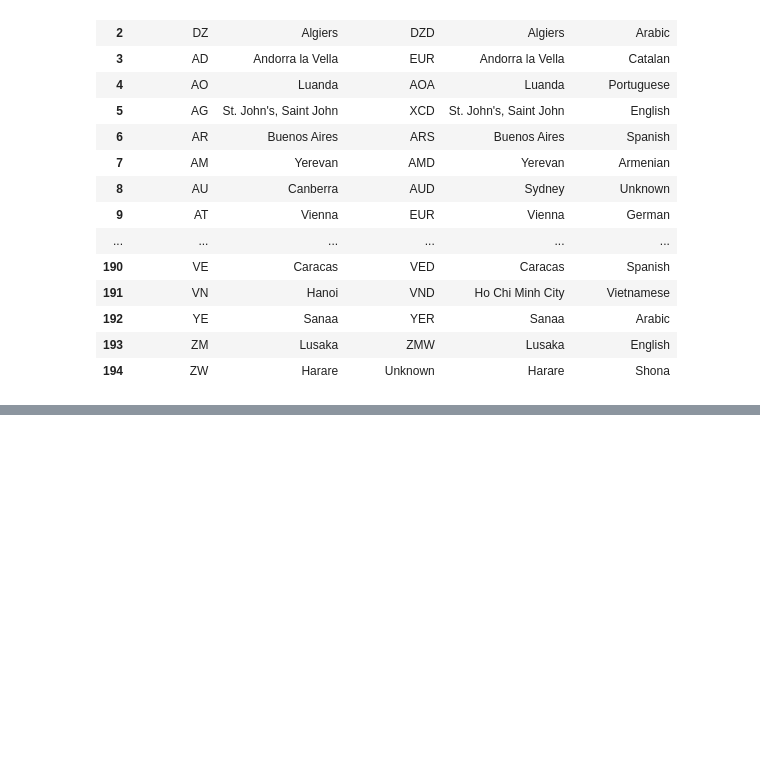
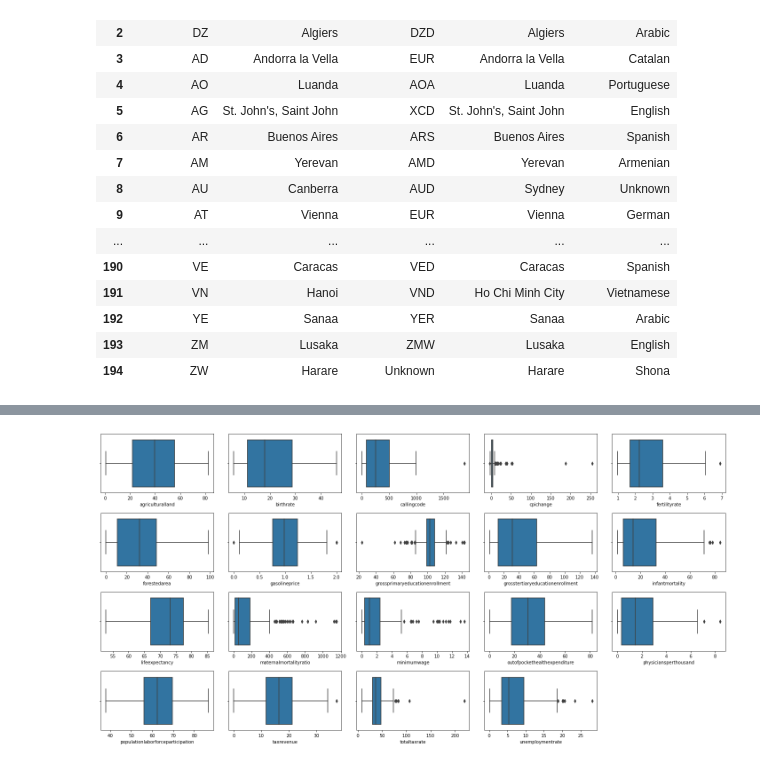
Before and after one commit to Dondiz/PromoG-Modulo3-Sprint1-Pair-Patricia_Nerea, a Jupyter notebook: gestion_nulos.ipynb, the cells around one changed output, grey strips where cells are left out. Drawn from its saved outputs; the diff is of its cells as text; code cells hidden in the pictures; blank space fills up the shorter version.

Commit message:
se añaden avances en nulos

```diff
--- a/gestion_nulos.ipynb
+++ b/gestion_nulos.ipynb
@@ -165,2 +115,0 @@ array([[ 58.1       ,  32.49      ,  93.        , ...,   9.3       ,
-# %%
-df["IterativeImputer"] = df[imputer_iterative_imputado]
@@ -193,0 +127,5 @@ AttributeError: 'list' object has no attribute 'describe'
+# %%
+# Obtenemos la lista de columnas categóricas que tienen nulos
+nulos_esta_num = df[df.columns[df.isnull().any()]].select_dtypes(include = np.number).columns
+print("Las columnas numéricas que tienen nulos son : \n ")
+print(nulos_esta_num)
@@ -193,0 +171,13 @@ AttributeError: 'list' object has no attribute 'describe'
+# %%
+
+fig, axes = plt.subplots(nrows = 4, ncols = 5, figsize = (20,10))
+
+axes = axes.flat
+
+for indice, col in enumerate(nulos_esta_num):
+    sns.boxplot(x = col, data = df, ax = axes[indice])
+
+plt.tight_layout()
+fig.delaxes(axes[-1]);
+# %% [output]
+[figure, added]
```
Also changed, not shown: parts of 12 cells of this notebook.
